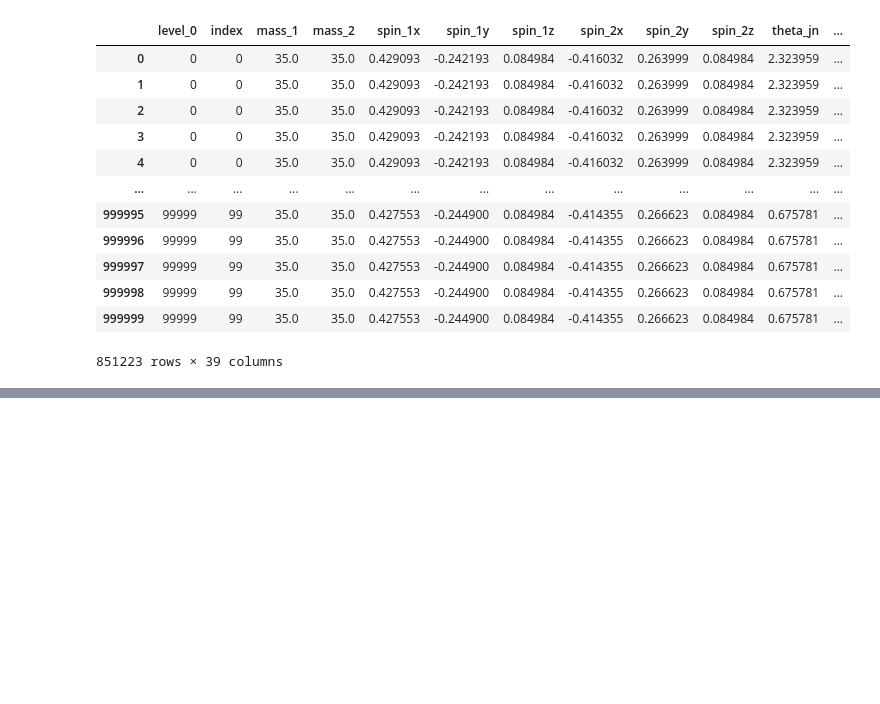
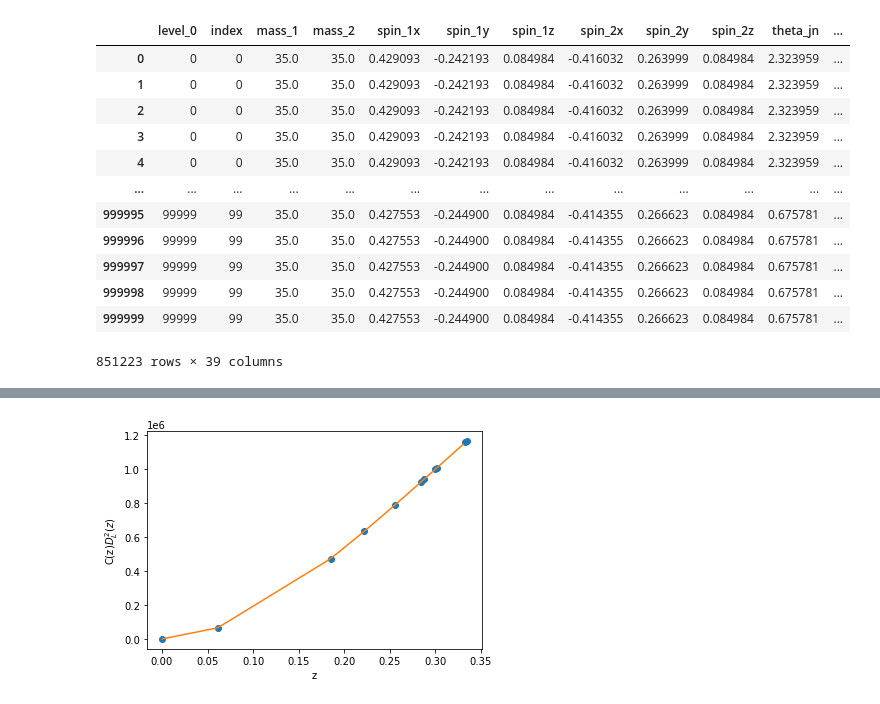
Before and after one commit to danielahyano/ligo-summer-2022, a Jupyter notebook: week_5/time-volume.ipynb, the cells around one changed output, grey strips where cells are left out. Drawn from its saved outputs; the diff is of its cells as text; code cells hidden in the pictures; blank space fills up the shorter version.

```diff
--- a/week_5/time-volume.ipynb
+++ b/week_5/time-volume.ipynb
@@ -176,0 +186,16 @@ df_final
+# %%
+ld_list = lum_distribution['luminosity_distance']
+ld_list = np.append(ld_list, 1)
+
+z_lst = list()
+for i in ld_list:
+    z_lst.append(z_at_value(Planck18.luminosity_distance, i*u.Mpc).value)
+# %%
+# get function with interpolate
+cosmo_lst = list()
+for z in z_lst:
+    e = Planck18.efunc(z)
+    cosmo_lst.append(1/(e*(1+z)**3))
+
+kernel = np.array(cosmo_lst) * np.square(ld_list)
+f = interpolate.interp1d(z_lst, kernel)
@@ -176,0 +216,14 @@ df_final
+# %%
+# plot function to check!
+import matplotlib.pyplot as plt
+xnew = np.arange(np.min(z_lst), np.max(z_lst), 0.01)
+ynew = f(xnew)   # use interpolation function returned by `interp1d`
+
+plt.ylabel("C(z)$D_L^2(z)$")
+plt.xlabel("z")
+plt.plot(z_lst, kernel, 'o')
+plt.plot(xnew, ynew, '-')
+
+plt.show()
+# %% [output]
+[figure, added]
```
Also changed, not shown: parts of 9 cells of this notebook.
